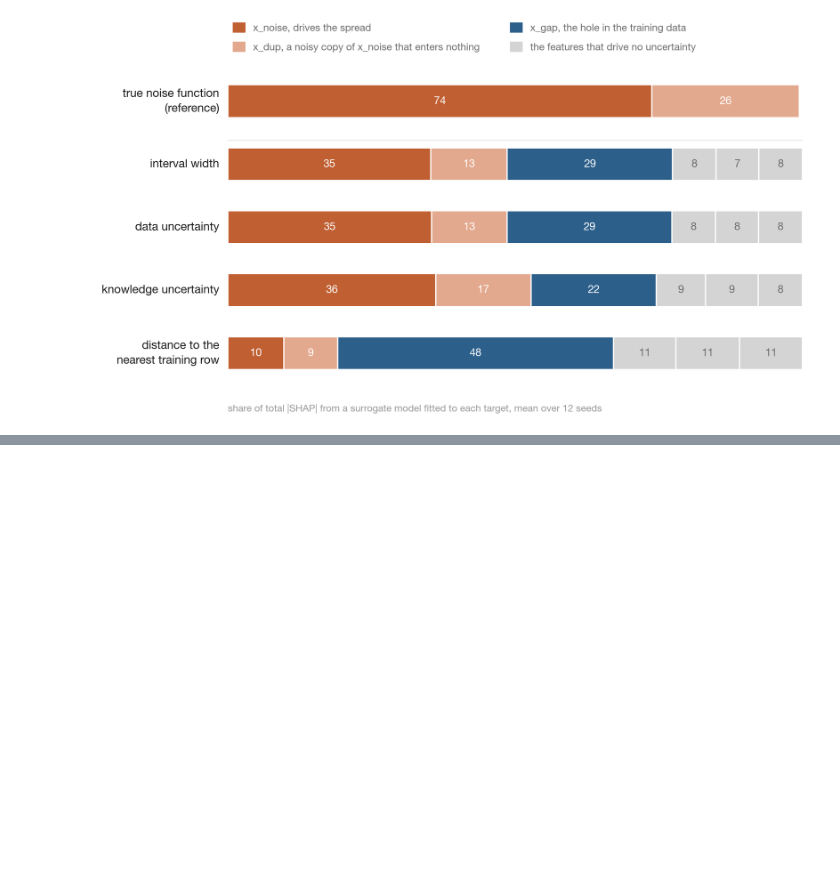
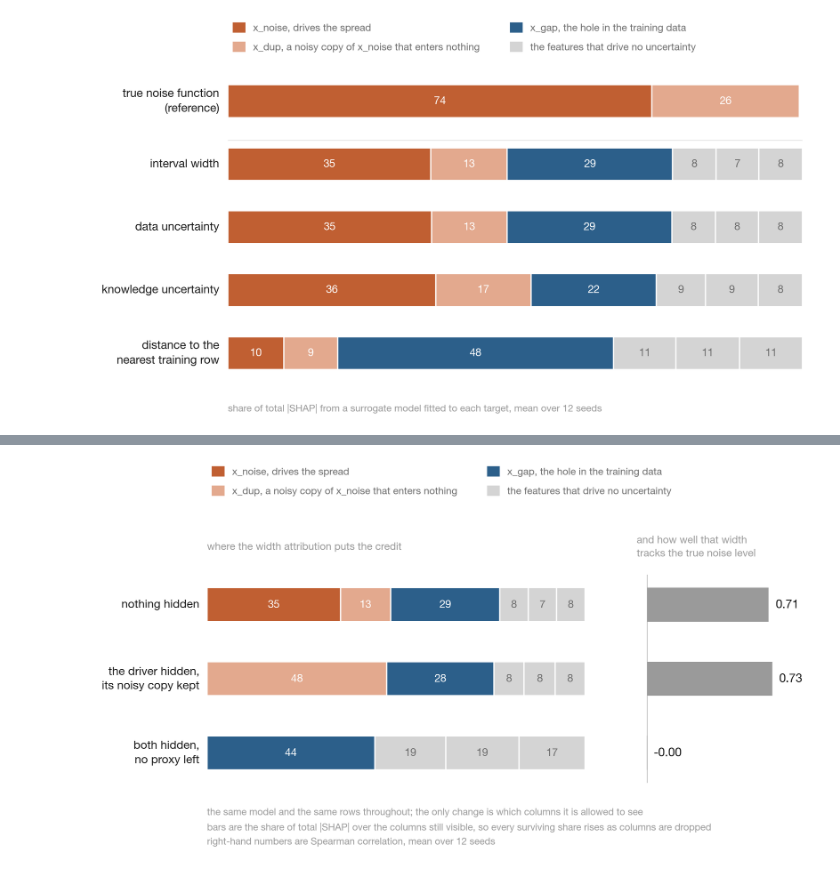
Before and after one commit to firefly1248/demo-notebooks, a Jupyter notebook: notebooks/uncertainty_attribution_shap.ipynb, the cells around one changed output, grey strips where cells are left out. Cells and saved outputs as stored; diff of their text form; code cells hidden in the pictures; blank space fills up the shorter version.

```diff
--- a/notebooks/uncertainty_attribution_shap.ipynb
+++ b/notebooks/uncertainty_attribution_shap.ipynb
@@ -204,10 +245,12 @@ print(f"where x_gap ranked among the six features over {N_SEEDS} seeds, "
 for t in [t for t in share.index if t != REFERENCE]:
     sub = attr_df[attr_df.target == t][FEATURES]
     r = sub.rank(axis=1, ascending=False)["x_gap"].value_counts().sort_index()
-    first = sub.idxmax(axis=1).value_counts()
+    above = (sub.gt(sub["x_gap"], axis=0).sum()
+             .drop("x_gap").pipe(lambda z: z[z > 0]).sort_values(ascending=False))
     print(f"  {t}")
     print("      x_gap: " + ", ".join(f"rank {int(k)} on {v}" for k, v in r.items()))
-    print("      first: " + ", ".join(f"{k} on {v}" for k, v in first.items()))
+    print("      outranked by: " + (", ".join(f"{k} on {v}" for k, v in above.items())
+                                    or "nothing"))
 # %% [output]
 where x_gap ranked among the six features over 12 seeds, and which feature took first place:
   interval width
@@ -270,0 +411,14 @@ plt.show()
+# %%
+ROWS = [NOTHING] + list(HIDE)
+cols = [c for c in signal_df.columns if c not in ("hidden", "seed")]
+print(signal_df.groupby("hidden", sort=False)[cols].mean().loc[ROWS].round(3).to_string())
+print()
+print("attribution of the interval width, share of total |SHAP|, %:")
+hidden_share = hidden_share_df.groupby("hidden", sort=False)[FEATURES].mean().loc[ROWS]
+print(hidden_share.round(1).to_string())
+print()
+print("for comparison, dropping those columns from the baseline and renormalising, with no")
+print("change in behaviour at all, would give:")
+kept = {label: hidden_share.loc[NOTHING].drop(drop) for label, drop in HIDE.items()}
+renorm = pd.DataFrame({k: 100 * v / v.sum() for k, v in kept.items()}).T.reindex(columns=FEATURES)
+print(renorm.round(1).to_string())
@@ -271,3 +467,57 @@ plt.show()
+# %%
+ROW_LABEL = {NOTHING: "nothing hidden",
+             "x_noise hidden, its copy kept": "the driver hidden,\nits noisy copy kept",
+             "both hidden, no proxy left": "both hidden,\nno proxy left"}
+hidden_corr = signal_df.groupby("hidden", sort=False)["width vs true sigma"].mean().loc[ROWS]
+
+fig = plt.figure(figsize=(13.8, 7.2), dpi=200)
+left = fig.add_axes([0.215, 0.145, 0.475, 0.535])
+right = fig.add_axes([0.755, 0.145, 0.195, 0.535])
+for ax in (left, right):
+    ax.set_ylim(len(ROWS) - 0.5, -0.5)
+    ax.axis("off")
+
+left.set_xlim(0, 100)
+for i, r in enumerate(ROWS):
+    start = 0.0
+    for f in ORDER:
+        w = hidden_share.loc[r, f]
+        if np.isnan(w):
+            continue
+        left.barh(i, w, left=start, height=0.46, color=COLOUR.get(f, GREY_E),
+                  edgecolor="white", linewidth=1.6, zorder=2)
+        if w >= 5:
+            left.text(start + w / 2, i, f"{w:.0f}", ha="center", va="center", fontsize=13.5,
+                      color="white" if f in COLOUR else TEXT_MUTED, zorder=3)
+        start += w
+    left.text(-2.0, i, ROW_LABEL.get(r, r), ha="right", va="center", fontsize=14.5, color=INK,
+              linespacing=1.5)
+left.text(0, -0.78, "where the width attribution puts the credit", ha="left", va="center",
+          fontsize=13, color=TEXT_FAINT)
+
+right.set_xlim(-0.06, 0.85)
+right.add_line(plt.Line2D([0, 0], [-0.4, len(ROWS) - 0.6], color="#c9c9c9", lw=1.2, zorder=1))
+for i, r in enumerate(ROWS):
+    v = hidden_corr.loc[r]
+    right.barh(i, v, height=0.46, color="#9a9a9a", zorder=2)
+    right.text(v + 0.04, i, f"{v:.2f}", ha="left", va="center", fontsize=15, color=INK)
+right.text(-0.06, -0.78, "and how well that width\ntracks the true noise level",
+           ha="left", va="center", fontsize=13, color=TEXT_FAINT, linespacing=1.5)
+
+left.legend([plt.Rectangle((0, 0), 1, 1, color=c) for c, _ in LEGEND],
+            [t for _, t in LEGEND], ncol=2, loc="lower left", bbox_to_anchor=(0, 1.30),
+            frameon=False, fontsize=12.5, labelcolor=TEXT_MUTED, handlelength=1.2,
+            handleheight=1.1, columnspacing=3.0, labelspacing=0.9, borderpad=0)
+fig.text(0.215, 0.055,
+         "the same model and the same rows throughout; the only change is which columns it is "
+         "allowed to see\nbars are the share of total |SHAP| over the columns still visible, so "
+         "every surviving share rises as columns are dropped\nright-hand numbers are Spearman "
+         f"correlation, mean over {N_SEEDS} seeds",
+         ha="left", va="center", fontsize=12, color=TEXT_FAINT, linespacing=1.7)
+fig.savefig("uncertainty_hidden_cause.png", facecolor="white")
+plt.show()
+# %% [output]
+[figure, added]
 # %% [markdown]
 ## Takeaway
 
```
Also changed, not shown: parts of 17 cells of this notebook, 2 other files.
